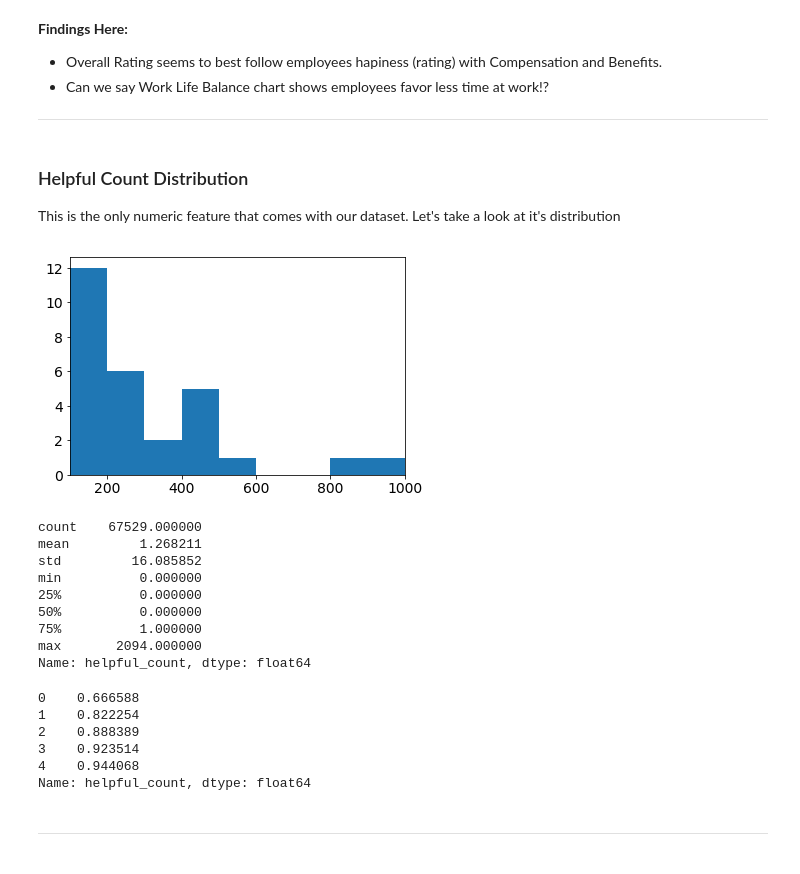
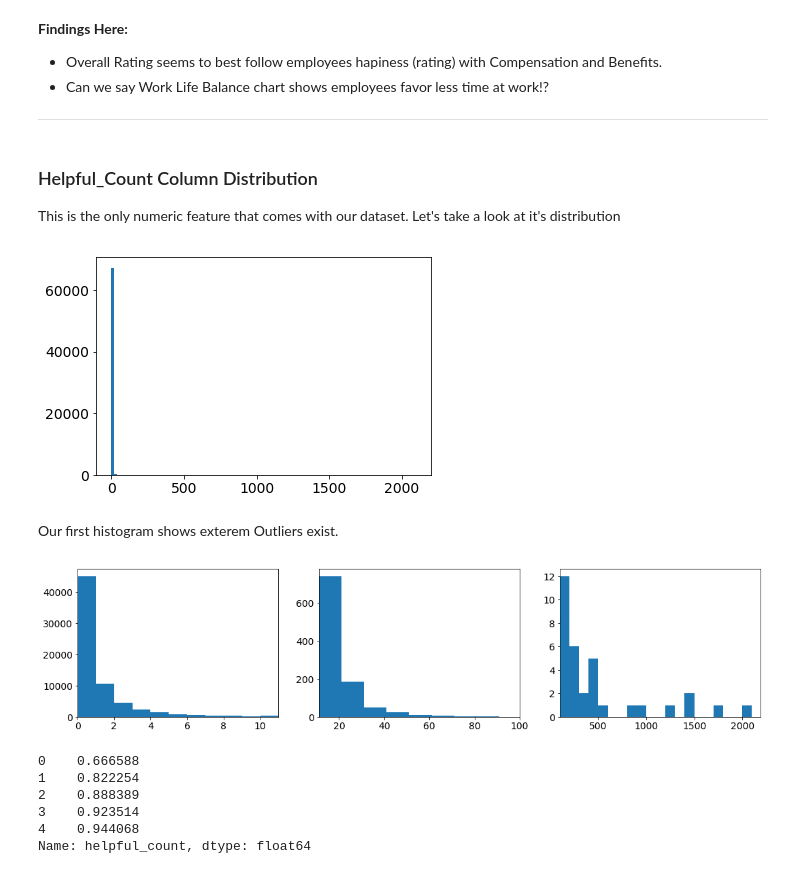
Before and after one commit to bnikanjam/eda_glassdoor, a Jupyter notebook: top_tech_workplace_experiance.ipynb, the cells around one changed output. Drawn from its saved outputs; the diff is of its cells as text; code cells hidden in the pictures.

```diff
--- a/top_tech_workplace_experiance.ipynb
+++ b/top_tech_workplace_experiance.ipynb
@@ -474,29 +550,33 @@ ax4.set(title='Work Life Balance', xlabel=mean, ylabel='');
 - Can we say Work Life Balance chart shows employees favor less time at work!?
 ___
 # %% [markdown]
-### Helpful Count Distribution
+### Helpful_Count Column Distribution
 
 This is the only numeric feature that comes with our dataset. Let's take a look at it's distribution
+# %%
+# plt.figure(figsize=(7.5, 5))
+plt.hist(data=df, x='helpful_count', bins=100);
+# %% [output]
+[figure, added]
+# %% [markdown]
+Our first histogram shows exterem Outliers exist.
 # %%
 def hist_magnifier(df, x, xlim1, xlim2, binsize):
     plt.hist(data=df, x=x, bins=np.arange(xlim1, xlim2+binsize, binsize))
     plt.xlim(xlim1, xlim2);
-# %%
-hist_magnifier(df, df.helpful_count, 100, 1000, 100)
-# %% [output]
-[figure, removed]
-# %%
-df['helpful_count'].describe()
-# %% [output]
-count    67529.000000
-mean         1.268211
-std         16.085852
-min          0.000000
-25%          0.000000
-50%          0.000000
-75%          1.000000
-max       2094.000000
-Name: helpful_count, dtype: float64
+# %%
+plt.figure(figsize=(18, 4))
+
+plt.subplot(1, 3, 1)
+hist_magnifier(df, df['helpful_count'], 0, 11, 1)
+
+plt.subplot(1, 3, 2)
+hist_magnifier(df, df['helpful_count'], 11, 100, 10)
+
+plt.subplot(1, 3, 3)
+hist_magnifier(df, df['helpful_count'], 100, df['helpful_count'].max()+100, 100)
+# %% [output]
+[figure, added]
 # %%
 cum_hist = df['helpful_count'].value_counts(normalize=True).cumsum()
 cum_hist[cum_hist<0.95]
@@ -507,5 +587,3 @@ cum_hist[cum_hist<0.95]
 3    0.923514
 4    0.944068
 Name: helpful_count, dtype: float64
-# %% [markdown]
-____
```
Also changed, not shown: parts of 78 cells of this notebook.
